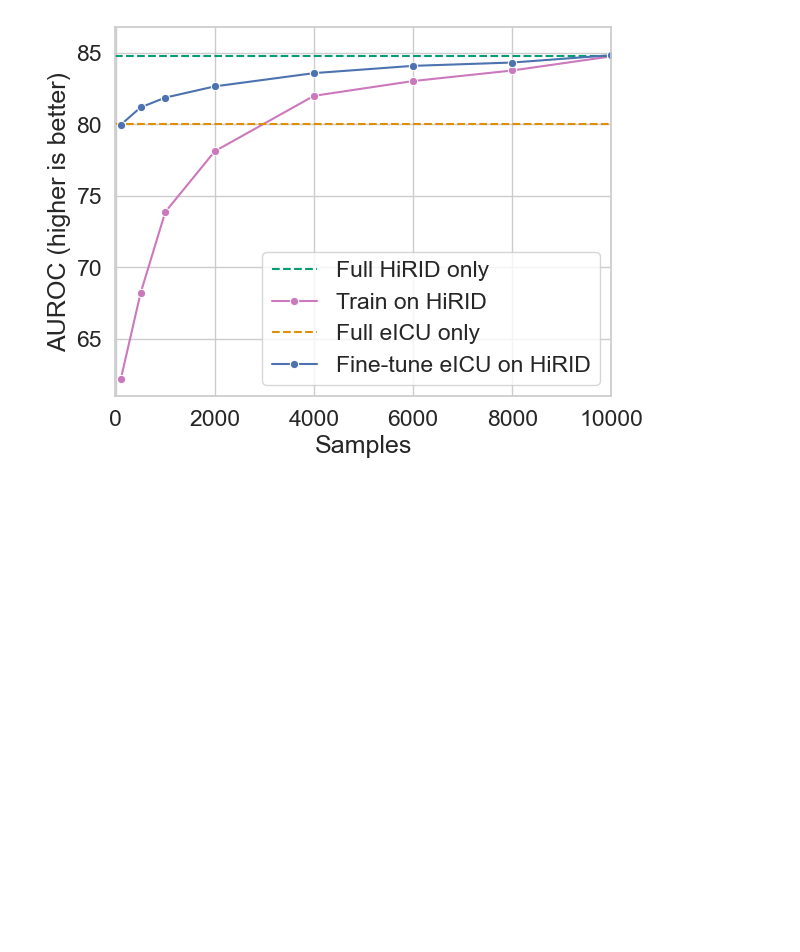
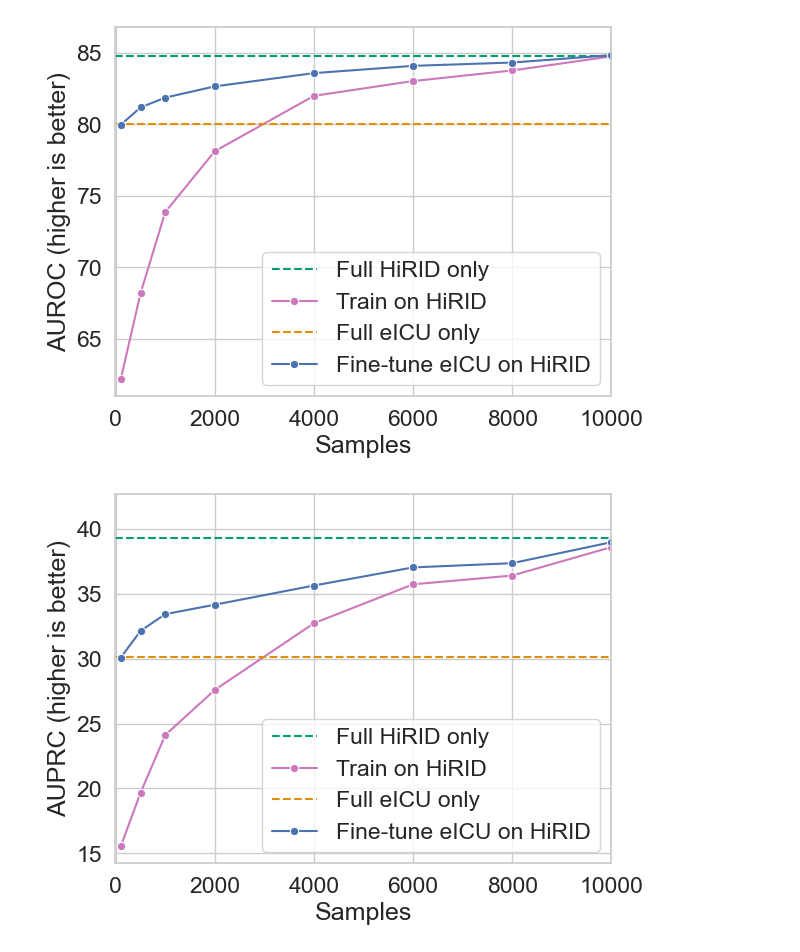
Before and after one commit to rvandewater/YAIB, a Jupyter notebook: paper_graphs.ipynb, the cells around one changed output. Cells and saved outputs as stored; diff of their text form; code cells hidden in the pictures; blank space fills up the shorter version.

Commit message:
Added auprc graph

```diff
--- a/paper_graphs.ipynb
+++ b/paper_graphs.ipynb
@@ -113,3 +113,37 @@ plt.savefig("results/transfer_learning.pdf", bbox_inches='tight', facecolor="whi
 # plt.errorbar(data=transfer_learning, x="fine_tune", y="AUC", yerr='AUC_std', linestyle="None", color="black", capsize=3)
 # %% [output]
 [figure]
+# %%
+
+sns.set(font_scale=1.5)
+sns.set_style(style="whitegrid")
+
+t2 = sns.lineplot(data=transfer_learning, x=transfer_learning["samples"], y="PR", legend=True,
+                  color=sns.color_palette("colorblind")[4], label="Train on HiRID", marker="o")
+target = t2.axhline(39.3, ls='--', color=sns.color_palette("colorblind")[2], label="Full HiRID only")
+source = t2.axhline(30.1, ls='--', color=sns.color_palette("colorblind")[1], label="Full eICU only")
+
+tl = sns.lineplot(data=transfer_learning, x=transfer_learning["fine_tune"], y="PR", legend=True, palette="colorblind",
+                  label="Fine-tune eICU on HiRID", marker="o")
+
+# tl.set_xticks(range(8))
+# tl.set_xticklabels([100,500,1000,2000,4000,6000,8000,10000])
+
+tl.set(xlabel="Samples", ylabel="AUPRC (higher is better)")
+# tl.fill_between(transfer_learning["fine_tune"], transfer_learning["AUC_low"], transfer_learning["AUC_high"], alpha=0.5)
+# tl.fill_between(transfer_learning["samples"], transfer_learning["AUC_low"], transfer_learning["AUC_high"], alpha=0.5)
+handles, labels = tl.get_legend_handles_labels()
+
+# Reorder the handles and labels
+handles = [handles[1], handles[0], handles[2], handles[3]]  # Swap the order of handles
+labels = [labels[1], labels[0], labels[2], labels[3]]  # Swap the order of labels
+
+# tl.fill_between(transfer_learning["AUC_std"])
+plt.xlim(-10, 10000)
+# tl.legend(labels=["Fine-tuning","Full target", "Source only"], loc='lower right')
+# tl.set_facecolor("white")
+tl.legend(handles=handles, labels=labels, loc='lower right')
+# replace labels
+plt.savefig("results/transfer_learning_auprc.pdf", bbox_inches='tight', facecolor="white")
+# %% [output]
+[figure, added]
```
Also changed, not shown: parts of 1 cell of this notebook.
